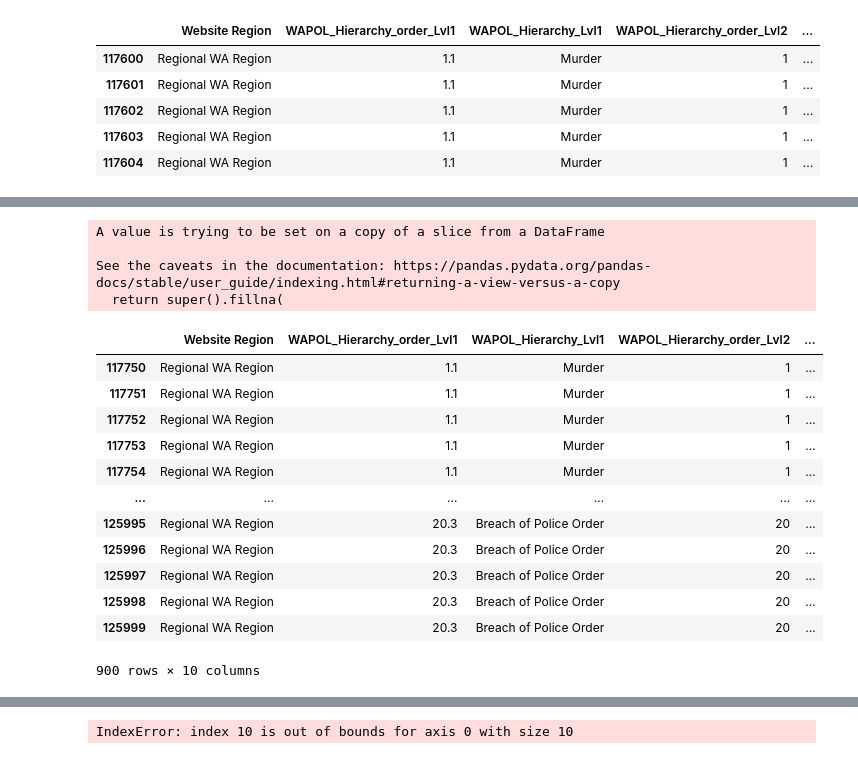
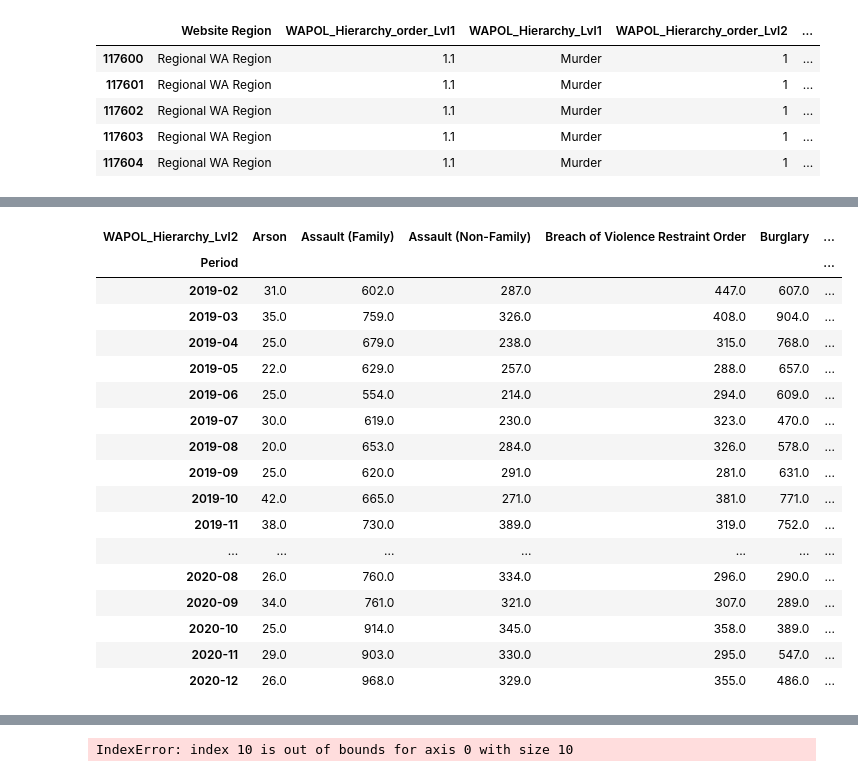
Before and after one commit to FernB/WACrimeRatesCovid19, a Jupyter notebook: WACrimeStatistics.ipynb, the cells around one changed output, grey strips where cells are left out. Saved outputs shown, nothing was run; the diff lists cells and outputs as text; code cells hidden in the pictures.

```diff
--- a/WACrimeStatistics.ipynb
+++ b/WACrimeStatistics.ipynb
@@ -10,4 +10,4 @@ import datetime as dt
 file = "WA Police Force Crime Timeseries.xlsx"
 WAstats = pd.read_excel(file,sheet_name = "Data")
 
-WAstats.head()
+WAstats.fillna(0, inplace = True)
@@ -98,24 +73,0 @@ Regional_df.head()
-# %%
-
-Regional_df.fillna(0, inplace = True)
-# %% [output]
-A value is trying to be set on a copy of a slice from a DataFrame
-
-See the caveats in the documentation: https://pandas.pydata.org/pandas-docs/stable/user_guide/indexing.html#returning-a-view-versus-a-copy
-  return super().fillna(
-# %%
-Regional_df[(Regional_df["Year"] == "2019-20") | (Regional_df["Year"] == "2020-21")]
-# %% [output]
-|  | Website Region | WAPOL_Hierarchy_order_Lvl1 | WAPOL_Hierarchy_Lvl1 | WAPOL_Hierarchy_order_Lvl2 | ... |
-| 117750 | Regional WA Region | 1.1 | Murder | 1 | ... |
-| 117751 | Regional WA Region | 1.1 | Murder | 1 | ... |
-| 117752 | Regional WA Region | 1.1 | Murder | 1 | ... |
-| 117753 | Regional WA Region | 1.1 | Murder | 1 | ... |
-| 117754 | Regional WA Region | 1.1 | Murder | 1 | ... |
-| ... | ... | ... | ... | ... | ... |
-| 125995 | Regional WA Region | 20.3 | Breach of Police Order | 20 | ... |
-| 125996 | Regional WA Region | 20.3 | Breach of Police Order | 20 | ... |
-| 125997 | Regional WA Region | 20.3 | Breach of Police Order | 20 | ... |
-| 125998 | Regional WA Region | 20.3 | Breach of Police Order | 20 | ... |
-| 125999 | Regional WA Region | 20.3 | Breach of Police Order | 20 | ... |
-900 rows × 10 columns
@@ -121,0 +78,22 @@ Regional_df[(Regional_df["Year"] == "2019-20") | (Regional_df["Year"] == "2020-2
+# %%
+Plotting = Plotting_df.pivot(index='Period', columns='WAPOL_Hierarchy_Lvl2', values='COUNT_of_Offnc_ID')
+Plotting
+# %% [output]
+| WAPOL_Hierarchy_Lvl2 | Arson | Assault (Family) | Assault (Non-Family) | Breach of Violence Restraint Order | Burglary | ... |
+| Period |  |  |  |  |  | ... |
+| 2019-02 | 31.0 | 602.0 | 287.0 | 447.0 | 607.0 | ... |
+| 2019-03 | 35.0 | 759.0 | 326.0 | 408.0 | 904.0 | ... |
+| 2019-04 | 25.0 | 679.0 | 238.0 | 315.0 | 768.0 | ... |
+| 2019-05 | 22.0 | 629.0 | 257.0 | 288.0 | 657.0 | ... |
+| 2019-06 | 25.0 | 554.0 | 214.0 | 294.0 | 609.0 | ... |
+| 2019-07 | 30.0 | 619.0 | 230.0 | 323.0 | 470.0 | ... |
+| 2019-08 | 20.0 | 653.0 | 284.0 | 326.0 | 578.0 | ... |
+| 2019-09 | 25.0 | 620.0 | 291.0 | 281.0 | 631.0 | ... |
+| 2019-10 | 42.0 | 665.0 | 271.0 | 381.0 | 771.0 | ... |
+| 2019-11 | 38.0 | 730.0 | 389.0 | 319.0 | 752.0 | ... |
+| ... | ... | ... | ... | ... | ... | ... |
+| 2020-08 | 26.0 | 760.0 | 334.0 | 296.0 | 290.0 | ... |
+| 2020-09 | 34.0 | 761.0 | 321.0 | 307.0 | 289.0 | ... |
+| 2020-10 | 25.0 | 914.0 | 345.0 | 358.0 | 389.0 | ... |
+| 2020-11 | 29.0 | 903.0 | 330.0 | 295.0 | 547.0 | ... |
+| 2020-12 | 26.0 | 968.0 | 329.0 | 355.0 | 486.0 | ... |
```
Also changed, not shown: parts of 10 cells of this notebook.
